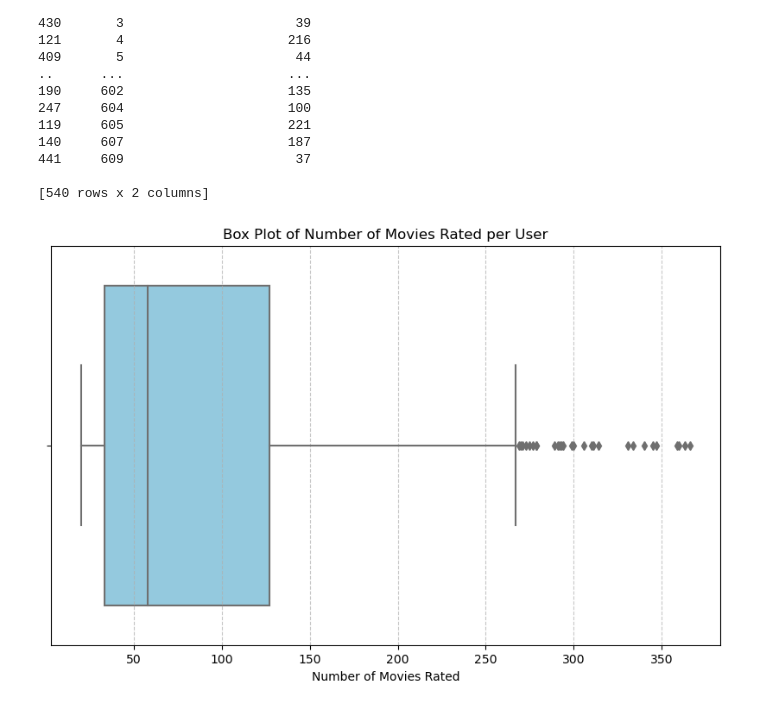
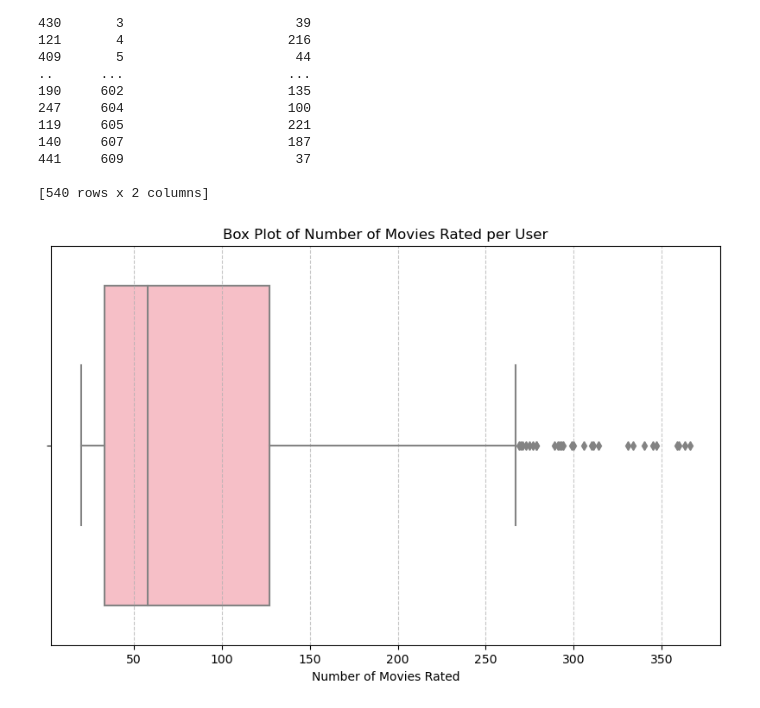
Before and after one commit to khushi-04/movie-recommender, a Jupyter notebook: main.ipynb, the cells around one changed output. Saved outputs shown, nothing was run; the diff lists cells and outputs as text; code cells hidden in the pictures.

```diff
--- a/main.ipynb
+++ b/main.ipynb
@@ -135,10 +139,10 @@ print(filtered_movies_per_user)
 [540 rows x 2 columns]
 # %%
 plt.figure(figsize=(10, 6))
-sns.boxplot(x=filtered_movies_per_user['Number of Movies Rated'], color='skyblue')
+sns.boxplot(x=filtered_movies_per_user['Number of Movies Rated'], color='lightpink')
 plt.xlabel('Number of Movies Rated')
 plt.title('Box Plot of Number of Movies Rated per User')
 plt.grid(axis='x', linestyle='--', alpha=0.7)
 plt.show()
 # %% [output]
-[figure, old version]
+[figure, new version]
```
Also changed, not shown: parts of 4 cells of this notebook.
